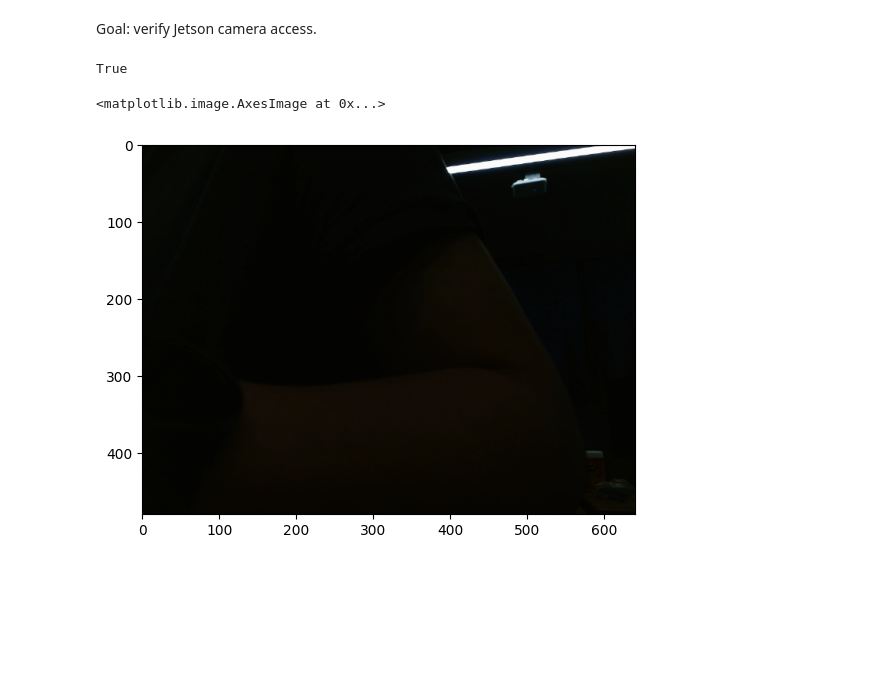
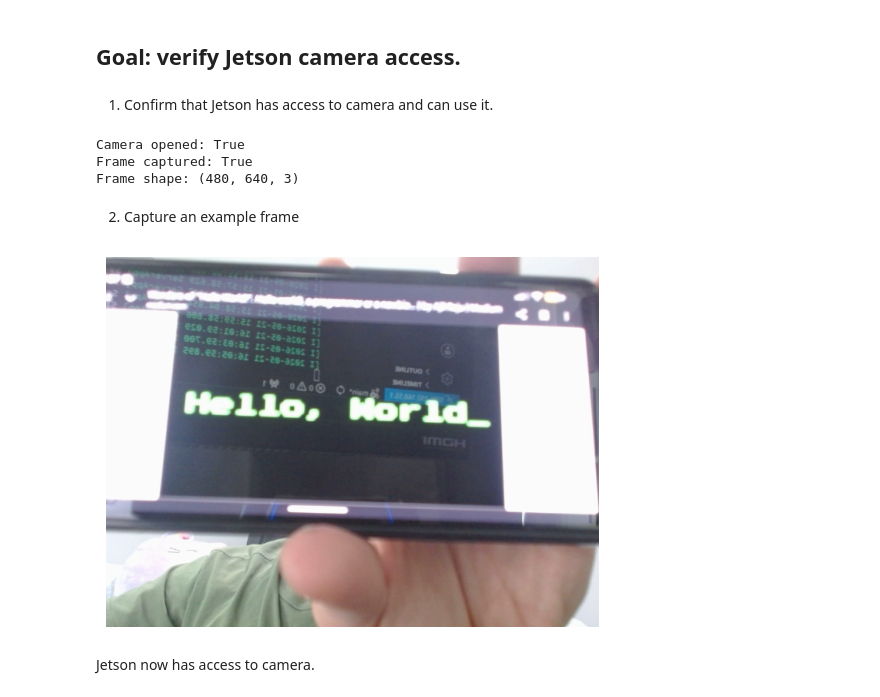
Before and after one commit to Hellsmith-ops/jetson-vision-agent, a Jupyter notebook: notebooks/01_camera_test.ipynb, the cells around one changed output. Saved outputs shown, nothing was run; the diff lists cells and outputs as text; code cells hidden in the pictures; blank space fills up the shorter version.

Commit message:
Edited the code to allow the camera more time to capture image

```diff
--- a/notebooks/01_camera_test.ipynb
+++ b/notebooks/01_camera_test.ipynb
@@ -1,23 +1,37 @@
 # %% [markdown]
-Goal: verify Jetson camera access.
+## Goal: verify Jetson camera access.
+# %% [markdown]
+1. Confirm that Jetson has access to camera and can use it.
+# %%
+import cv2
+
+cam = cv2.VideoCapture(0, cv2.CAP_V4L2)
+print("Camera opened:", cam.isOpened())
+
+time.sleep(2)
+
+for i in range(30):
+    ret, frame = cam.read()
+
+print("Frame captured:", ret)
+print("Frame shape:", frame.shape if ret else None)
+
+cam.release()
+# %% [output]
+Camera opened: True
+Frame captured: True
+Frame shape: (480, 640, 3)
+# %% [markdown]
+2. Capture an example frame
 # %%
-import cv2
+import matplotlib.pyplot as plt
 
-cam=cv2.VideoCapture(0)
-
-ret,frame=cam.read()
-
-print(ret)
-
-cam.release()
+if ret:
+    frame_rgb = cv2.cvtColor(frame, cv2.COLOR_BGR2RGB)
+    plt.imshow(frame_rgb)
+    plt.axis("off")
+    plt.show()
 # %% [output]
-True
+[figure, added]
-# %%
-import matplotlib.pyplot as plt
-
-plt.imshow(
-    cv2.cvtColor(frame,cv2.COLOR_BGR2RGB)
-)
-# %% [output]
-<matplotlib.image.AxesImage at 0x...>
-[figure, removed]
+# %% [markdown]
+Jetson now has access to camera.
```
